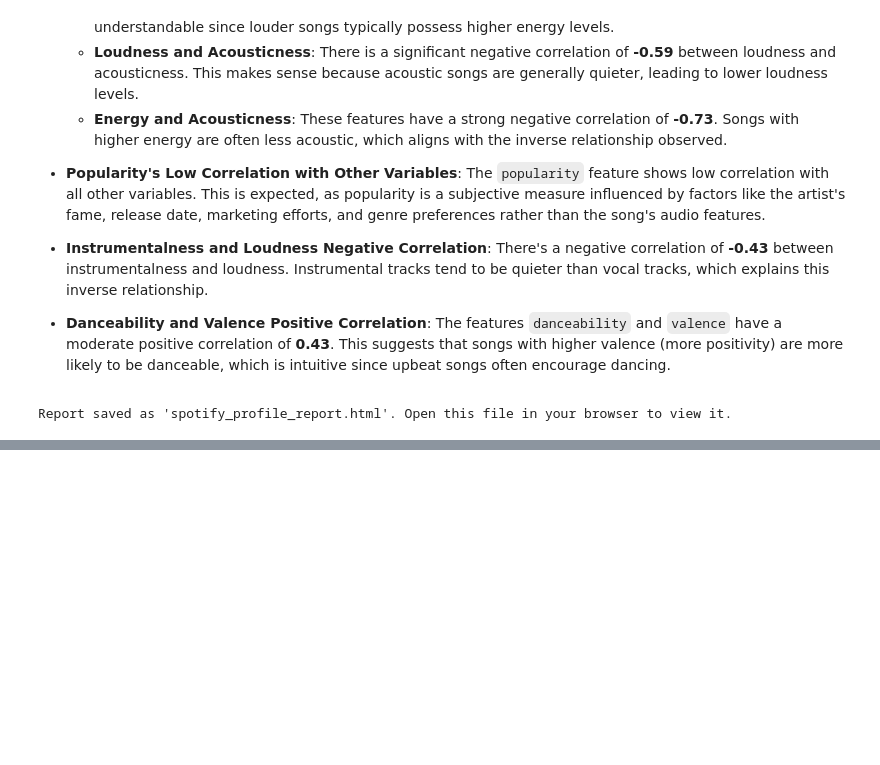
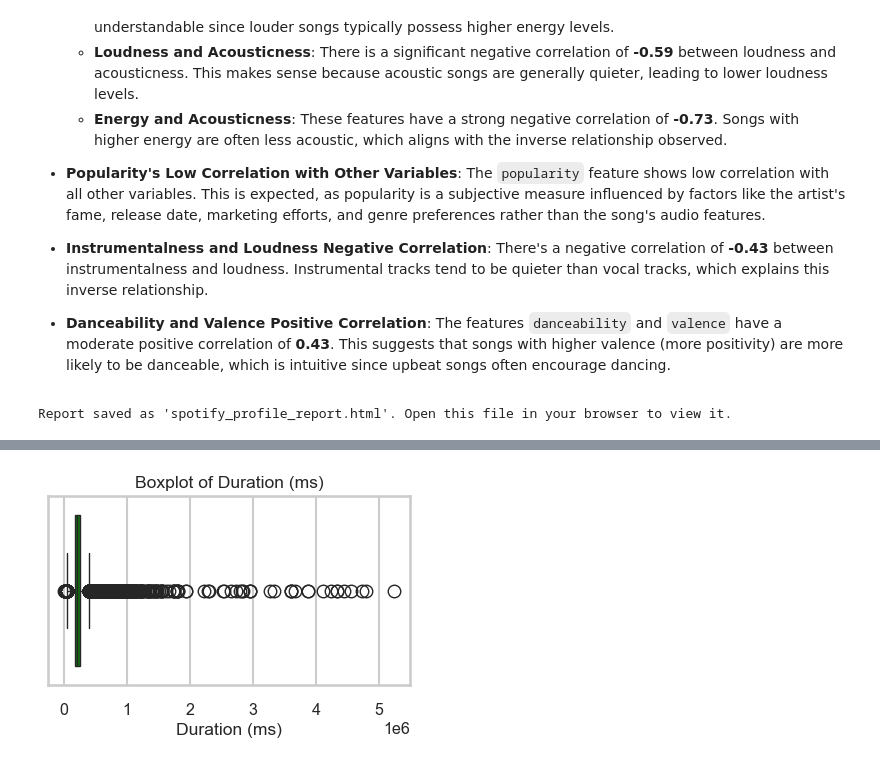
Before and after one commit to Praveen-Rangavajhula/spotify-genre-prediction, a Jupyter notebook: notebooks/1-EDA-Spotify.ipynb, the cells around one changed output, grey strips where cells are left out. Saved outputs shown, nothing was run; the diff lists cells and outputs as text; code cells hidden in the pictures; blank space fills up the shorter version.

```diff
--- a/notebooks/1-EDA-Spotify.ipynb
+++ b/notebooks/1-EDA-Spotify.ipynb
@@ -462,0 +519,10 @@ Report saved as 'spotify_profile_report.html'. Open this file in your browser to
+# %%
+plt.figure(figsize=(4,3))
+sns.boxplot(x=df_spotify['duration_ms'], color='green')
+plt.title('Boxplot of Duration (ms)')
+plt.xlabel('Duration (ms)')
+plt.tight_layout()
+plt.savefig('duration_boxplot.png', dpi=300)
+plt.show()
+# %% [output]
+[figure, added]
```
Also changed, not shown: parts of 7 cells of this notebook, 35 other files.
